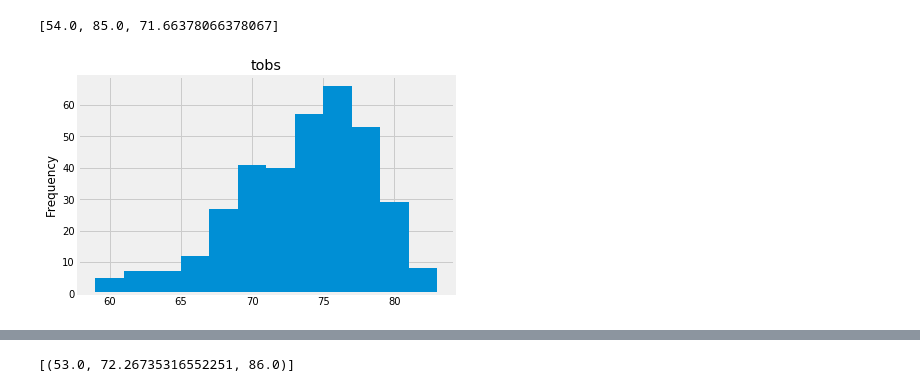
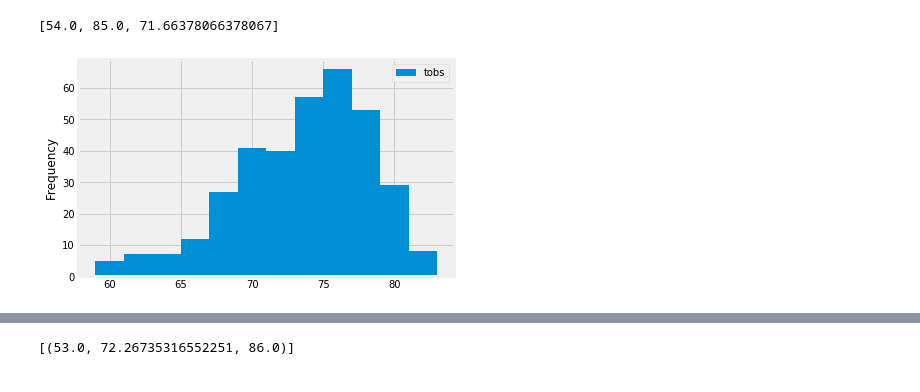
Before and after one commit to snguyen0815/Climate-Analysis-Climate-App, a Jupyter notebook: climate_starter.ipynb, the cells around one changed output, grey strips where cells are left out. Drawn from its saved outputs; the diff is of its cells as text; code cells hidden in the pictures.

```diff
--- a/climate_starter.ipynb
+++ b/climate_starter.ipynb
@@ -132,23 +132,23 @@ result
 # %%
 # Choose the station with the highest number of temperature observations.
 # Query the last 12 months of temperature observation data for this station and plot the results as a histogram
 
 
 totaltemp=activestations.index[0]
 totaltemp
 total = session.query(Measurement.station, Measurement.date, Measurement.tobs).\
     filter(Measurement.date.between('2016-08-23','2017-08-23')).\
     filter(Measurement.station==totaltemp).\
     order_by(Measurement.date).all()
 
 tempdf = pd.DataFrame(total)
 
 
-tempdf.hist(bins=12)
+tempdf.plot.hist(bins=12)
 plt.ylabel('Frequency')
 plt.show()
 # %% [output]
-[figure, old version]
+[figure, new version]
 # %% [markdown]
 ![precipitation](Images/station-histogram.png)
 # %%
```
